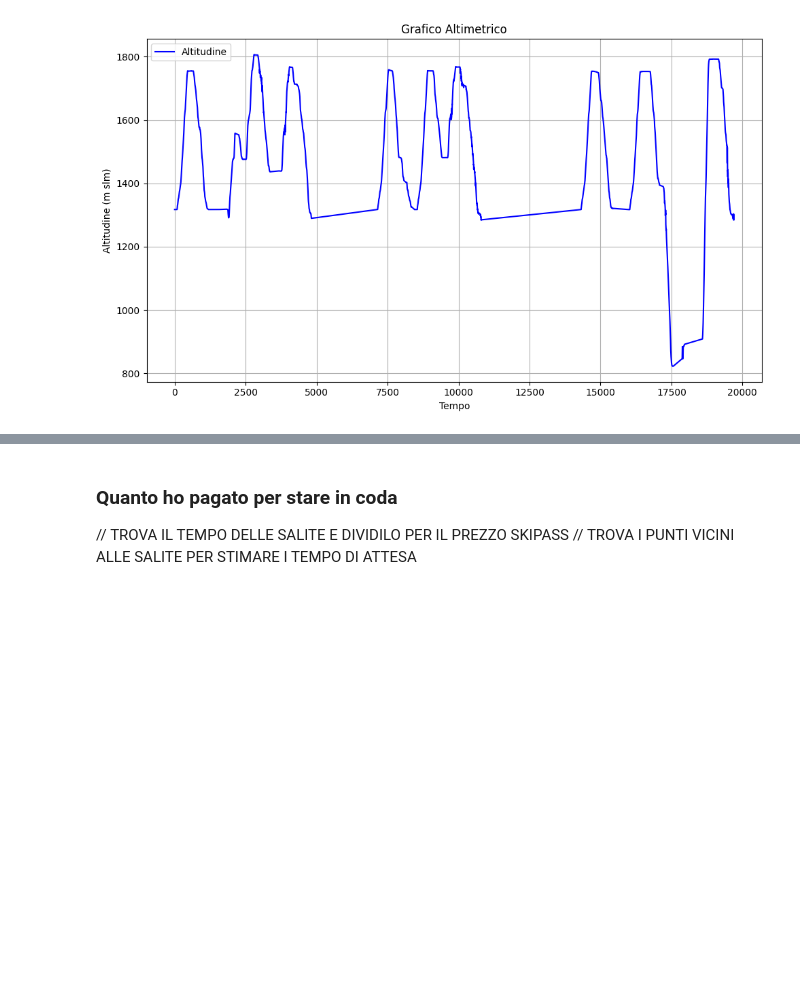
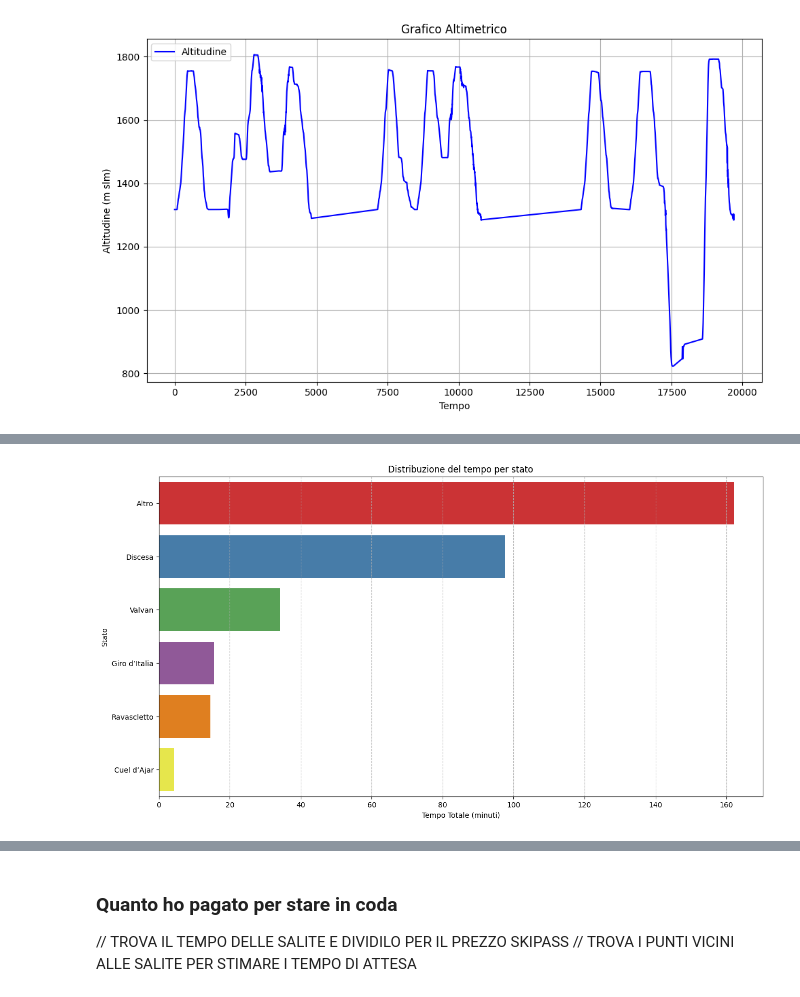
Before and after one commit to thomasmassarutto/DataSlopes, a Jupyter notebook: DataSlopes.ipynb, the cells around one changed output, grey strips where cells are left out. Drawn from its saved outputs; the diff is of its cells as text; code cells hidden in the pictures; blank space fills up the shorter version.

```diff
--- a/DataSlopes.ipynb
+++ b/DataSlopes.ipynb
@@ -413,0 +440,20 @@ Name: delta_tempo, dtype: float64
+# %%
+
+tempo_sorted = tempo.sort_values(by='tempo_totale_minuti', ascending=False)
+
+plt.figure(figsize=(15, 8))
+plt.title('Distribuzione del tempo per stato')
+
+sns.barplot(data=tempo_sorted,
+                 y='stato',
+                 x='tempo_totale_minuti',
+                 hue='stato',
+                 palette='Set1')
+
+plt.xlabel('Tempo Totale (minuti)')
+plt.ylabel('Stato')
+plt.grid( axis='x',linestyle='--')
+
+plt.show()
+# %% [output]
+[figure, added]
```
Also changed, not shown: parts of 15 cells of this notebook, 5 other files.
